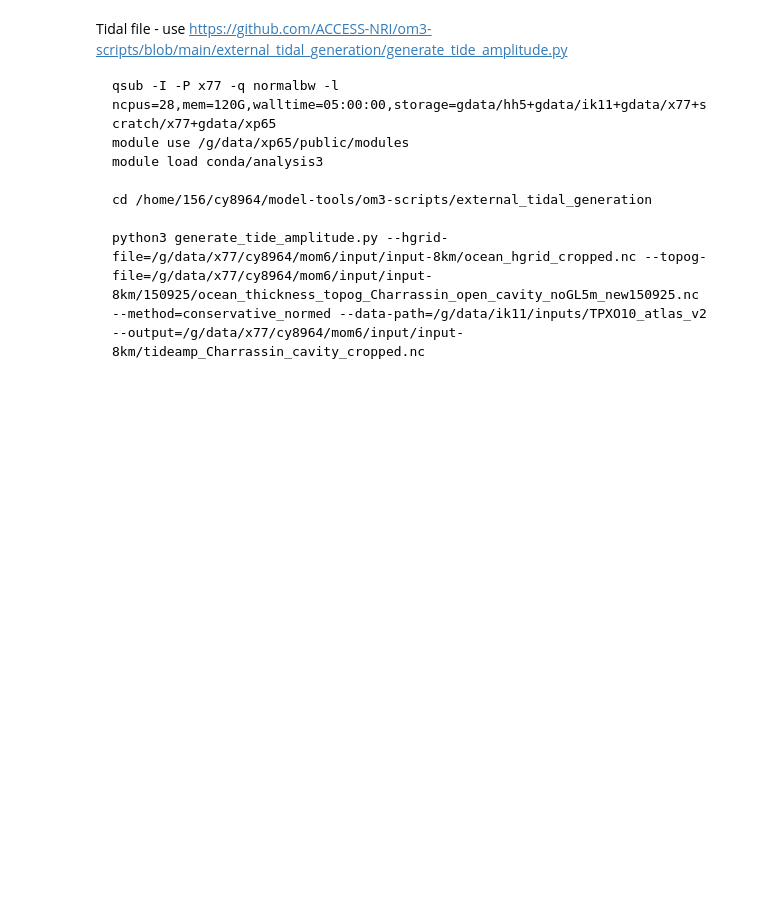
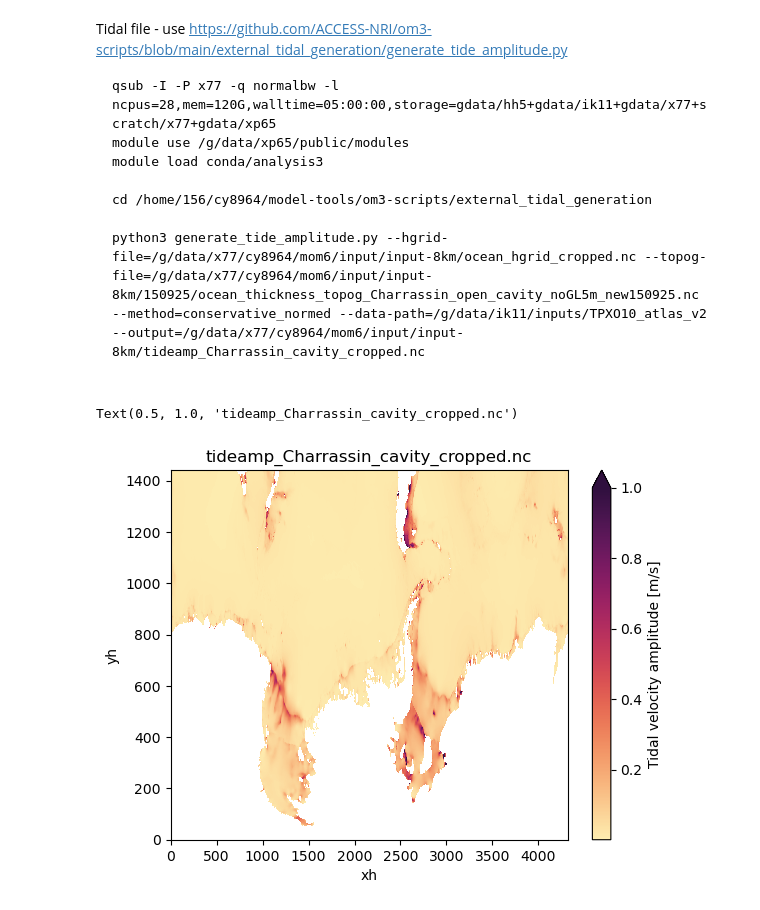
Before and after one commit to claireyung/mom6-panAn-iceshelf-tools, a Jupyter notebook: generate-draft/tidal_roughness_extrap.ipynb, the cells around one changed output. Drawn from its saved outputs; the diff is of its cells as text; code cells hidden in the pictures; blank space fills up the shorter version.

Commit message:
Tidal amplitude plot

```diff
--- a/generate-draft/tidal_roughness_extrap.ipynb
+++ b/generate-draft/tidal_roughness_extrap.ipynb
@@ -153,3 +154,11 @@ module load conda/analysis3
 cd /home/156/cy8964/model-tools/om3-scripts/external_tidal_generation
 
 python3 generate_tide_amplitude.py --hgrid-file=/g/data/x77/cy8964/mom6/input/input-8km/ocean_hgrid_cropped.nc --topog-file=/g/data/x77/cy8964/mom6/input/input-8km/150925/ocean_thickness_topog_Charrassin_open_cavity_noGL5m_new150925.nc --method=conservative_normed --data-path=/g/data/ik11/inputs/TPXO10_atlas_v2 --output=/g/data/x77/cy8964/mom6/input/input-8km/tideamp_Charrassin_cavity_cropped.nc
+# %%
+tidal_amp = xr.open_dataset('/g/data/x77/cy8964/mom6/input/input-8km/tideamp_Charrassin_cavity_cropped.nc')
+# %%
+tidal_amp.tideamp.where(tidal_amp.tideamp>0).plot(vmax = 1, cmap = cm.cm.matter)
+plt.title('tideamp_Charrassin_cavity_cropped.nc')
+# %% [output]
+Text(0.5, 1.0, 'tideamp_Charrassin_cavity_cropped.nc')
+[figure, added]
```
Also changed, not shown: parts of 2 cells of this notebook.
